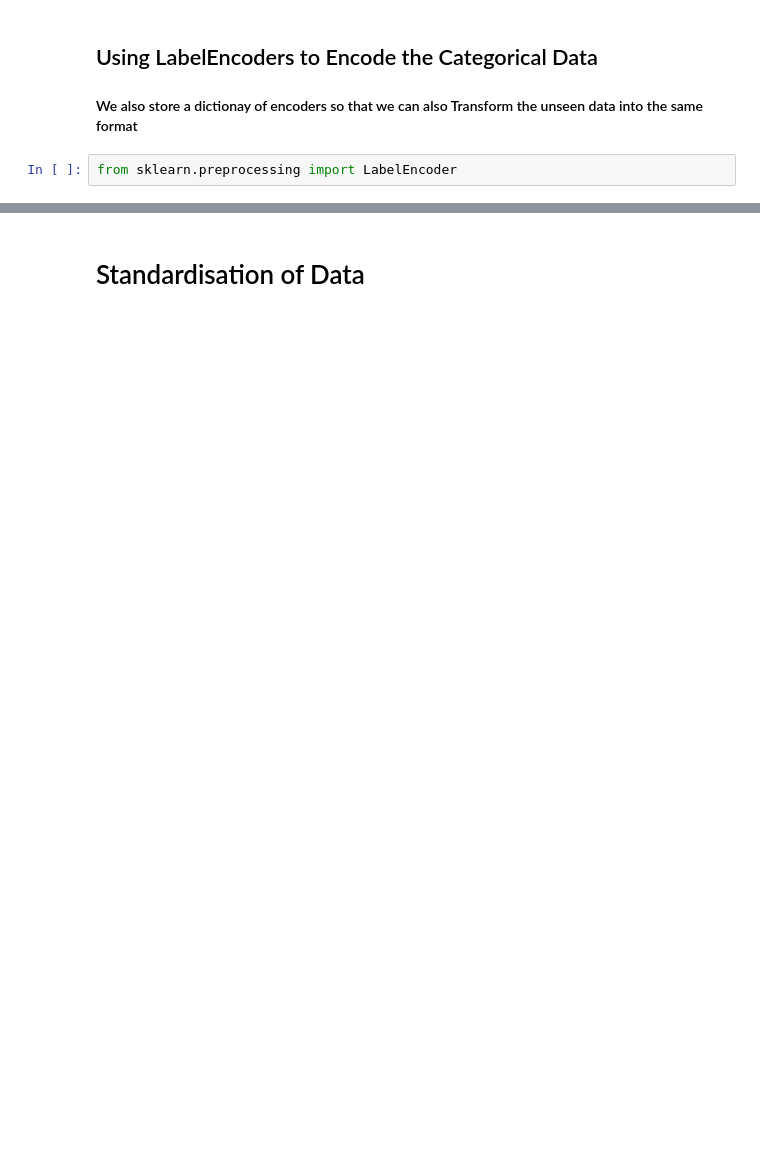
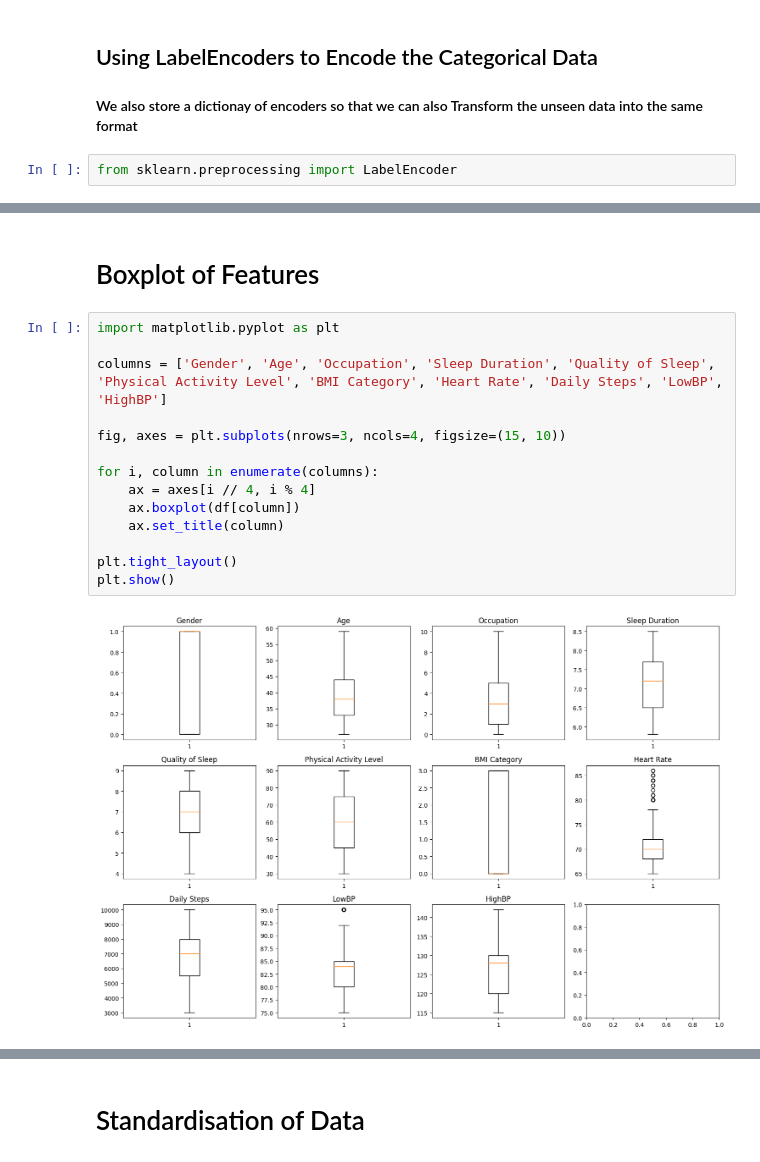
Before and after one commit to VISHNU-SHREERAM/ML-Project, a Jupyter notebook: midsem.ipynb, the cells around one changed output, grey strips where cells are left out. Saved outputs shown, nothing was run; the diff lists cells and outputs as text; blank space fills up the shorter version.

```diff
--- a/midsem.ipynb
+++ b/midsem.ipynb
@@ -188,0 +203,18 @@ df
+# %% [markdown]
+# Boxplot of Features
+# %%
+import matplotlib.pyplot as plt
+
+columns = ['Gender', 'Age', 'Occupation', 'Sleep Duration', 'Quality of Sleep', 'Physical Activity Level', 'BMI Category', 'Heart Rate', 'Daily Steps', 'LowBP', 'HighBP']
+
+fig, axes = plt.subplots(nrows=3, ncols=4, figsize=(15, 10))
+
+for i, column in enumerate(columns):
+    ax = axes[i // 4, i % 4]
+    ax.boxplot(df[column])
+    ax.set_title(column)
+
+plt.tight_layout()
+plt.show()
+# %% [output]
+[figure, added]
```
Also changed, not shown: parts of 18 cells of this notebook.
